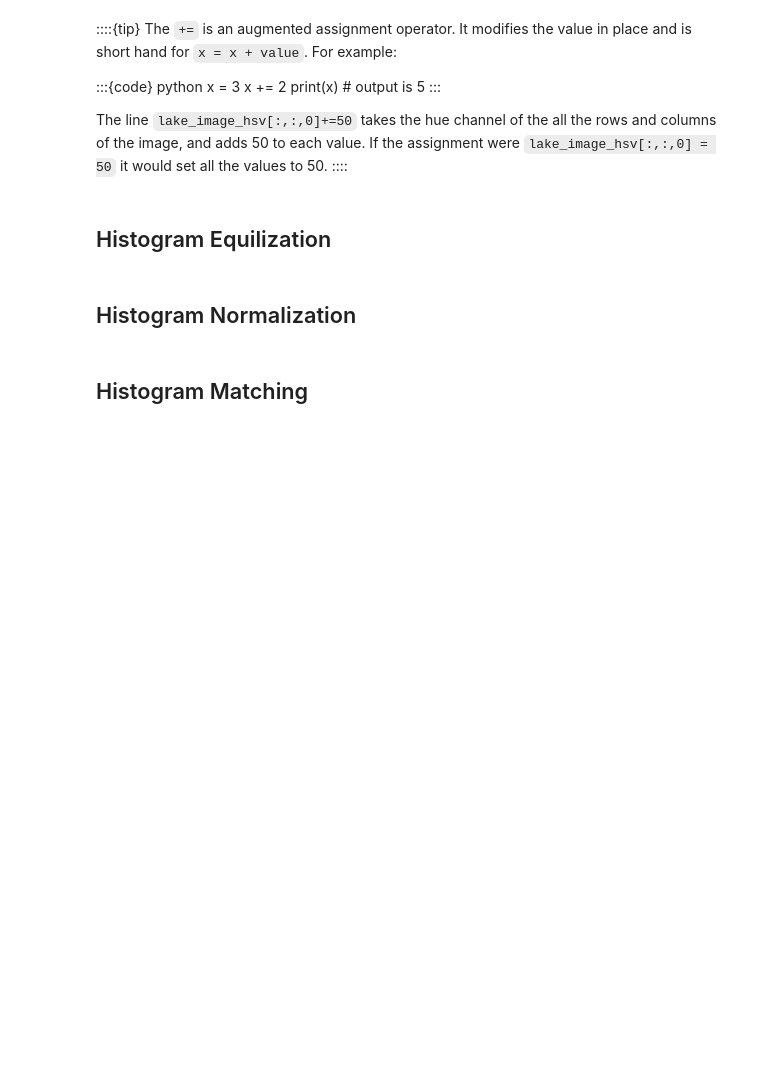
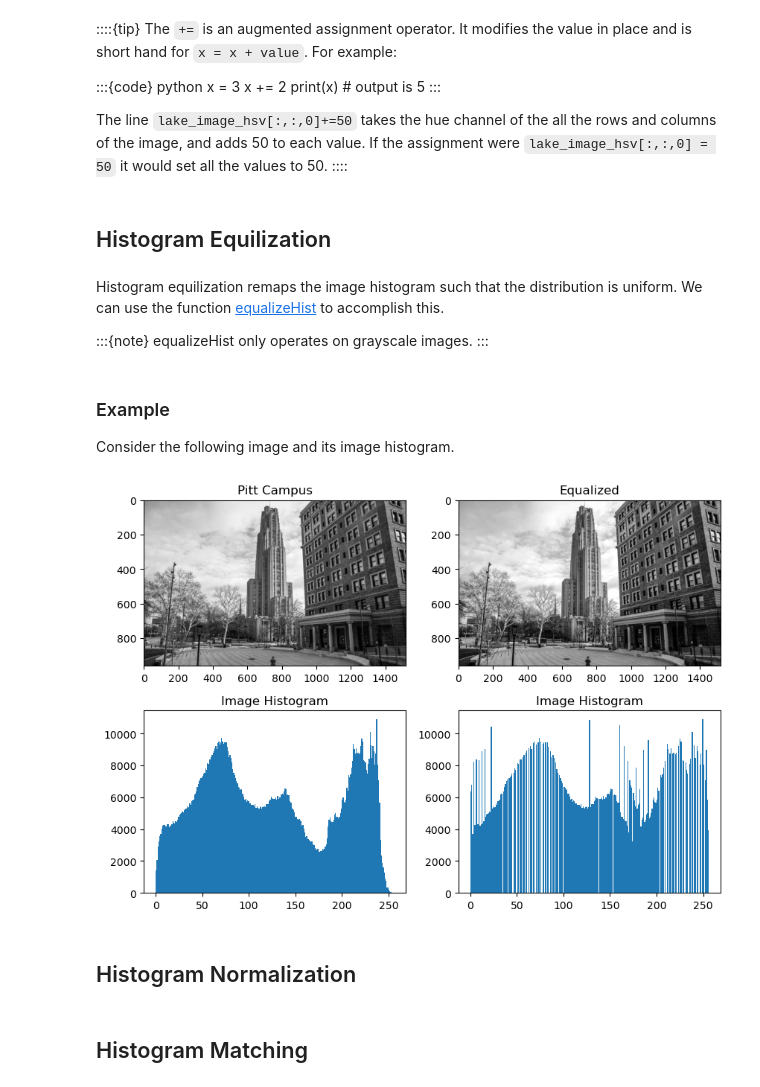
Before and after one commit to jacob-cunningham-ds/ece_2390, a Jupyter notebook: notes/03_lecture.ipynb, the cells around one changed output. Saved outputs shown, nothing was run; the diff lists cells and outputs as text; code cells hidden in the pictures; blank space fills up the shorter version.

Commit message:
put image histogram information

```diff
--- a/notes/03_lecture.ipynb
+++ b/notes/03_lecture.ipynb
@@ -97,6 +97,35 @@ The line `lake_image_hsv[:,:,0]+=50` takes the hue channel of the all the rows a
 ::::
 # %% [markdown]
 ## Histogram Equilization
+# %% [markdown]
+Histogram equilization remaps the image histogram such that the distribution is uniform. We can use the function [equalizeHist](#card-equalizeHist) to accomplish this.
+
+:::{note}
+equalizeHist only operates on grayscale images.
+:::
+# %% [markdown]
+### Example
+
+Consider the following image and its image histogram.
+# %%
+# read the images
+campus_img = cv2.imread(os.path.relpath('assets/PittCampus.png'), cv2.IMREAD_COLOR)
+
+# convert the images
+campus_img_gray = cv2.cvtColor(campus_img, cv2.COLOR_BGR2GRAY)
+
+# equalize the image
+campus_img_equalized = cv2.equalizeHist(campus_img_gray)
+
+# show the images
+plt.figure(figsize=[10, 7])
+plt.subplot(221); plt.imshow(campus_img_gray, cmap='gray', vmin=0, vmax=255); plt.title('Pitt Campus')
+plt.subplot(222); plt.imshow(campus_img_equalized, cmap='gray', vmin=0, vmax=255); plt.title('Equalized')
+plt.subplot(223); plt.hist(campus_img_gray.ravel(), 255, [0,256]); plt.title('Image Histogram')
+plt.subplot(224); plt.hist(campus_img_equalized.ravel(), 255, [0,256]); plt.title('Image Histogram')
+plt.show()
+# %% [output]
+[figure, added]
 # %% [markdown]
 ## Histogram Normalization
 # %% [markdown]
```
Also changed, not shown: 1 other file.
